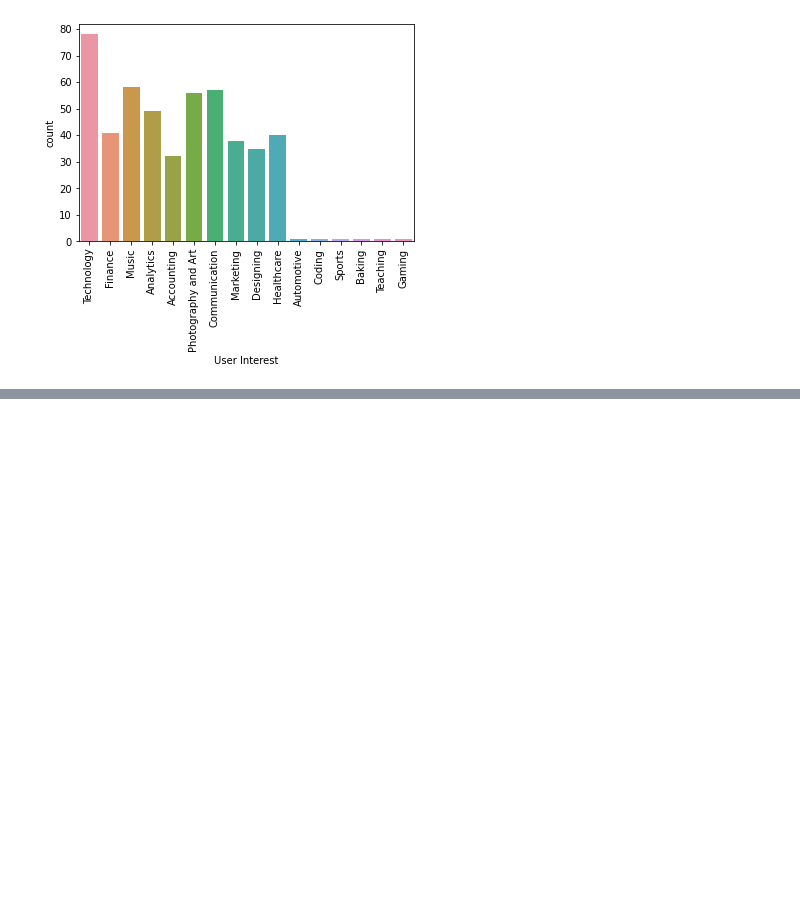
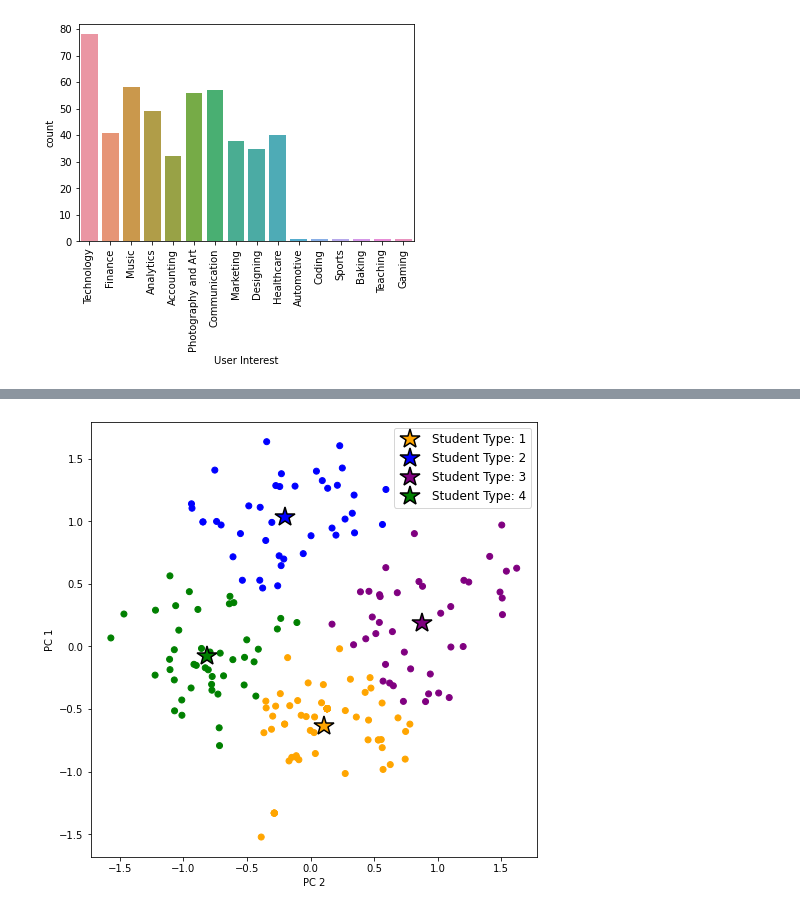
Before and after one commit to ginelledsouza/Student_Course_Segmentation, a Jupyter notebook: Student Segmentation.ipynb, the cells around one changed output, grey strips where cells are left out. Saved outputs shown, nothing was run; the diff lists cells and outputs as text; code cells hidden in the pictures; blank space fills up the shorter version.

```diff
--- a/Student Segmentation.ipynb
+++ b/Student Segmentation.ipynb
@@ -178,0 +275,25 @@ A number of interests are collected from the individual, thus providing a base f
+# %%
+from sklearn.cluster import KMeans
+from sklearn.metrics import silhouette_score
+
+clusterer = KMeans(n_clusters=4,random_state=42).fit(tocluster)
+centers = clusterer.cluster_centers_
+c_preds = clusterer.predict(tocluster)
+
+import matplotlib
+fig = plt.figure(figsize=(8,8))
+colors = ['orange','blue','purple','green']
+clusters = ['Student Type: 1','Student Type: 2','Student Type: 3','Student Type: 4']
+colored = [colors[k] for k in c_preds]
+
+plt.scatter(tocluster[2],tocluster[1],  color = colored)
+
+for ci,c in enumerate(centers):
+    plt.plot(c[0], c[1], '*', markersize=20, color=colors[ci],  label=''+str(clusters[ci]),markeredgewidth=1.5,markeredgecolor='black')
+
+plt.xlabel('PC 2')
+plt.ylabel('PC 1')
+plt.legend(fontsize=12)
+plt.show()
+# %% [output]
+[figure, added]
```
Also changed, not shown: parts of 8 cells of this notebook.
